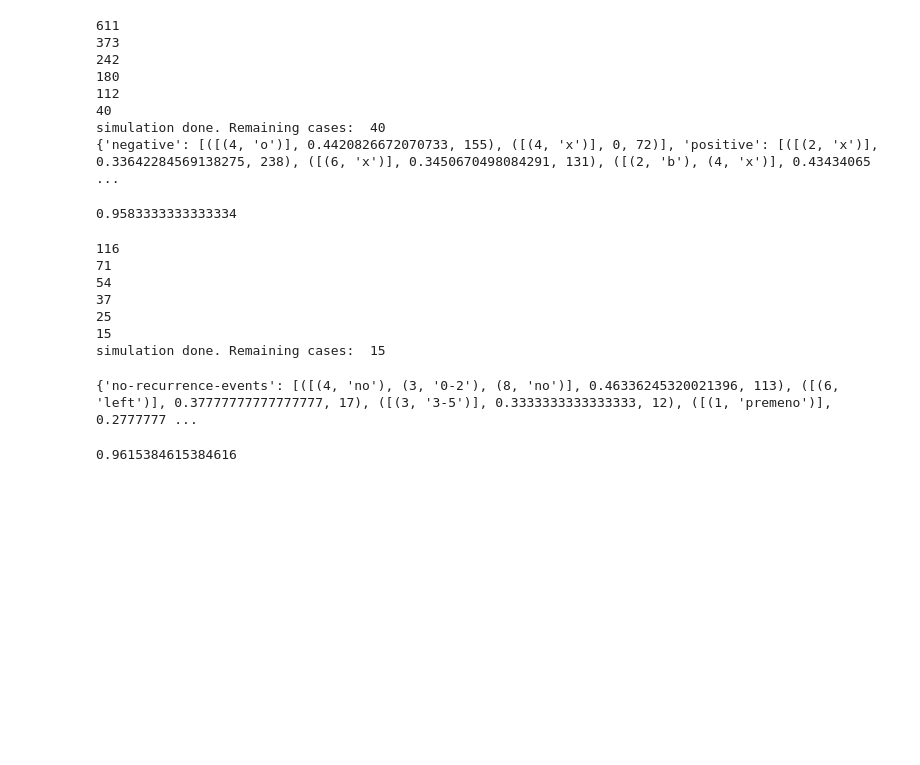
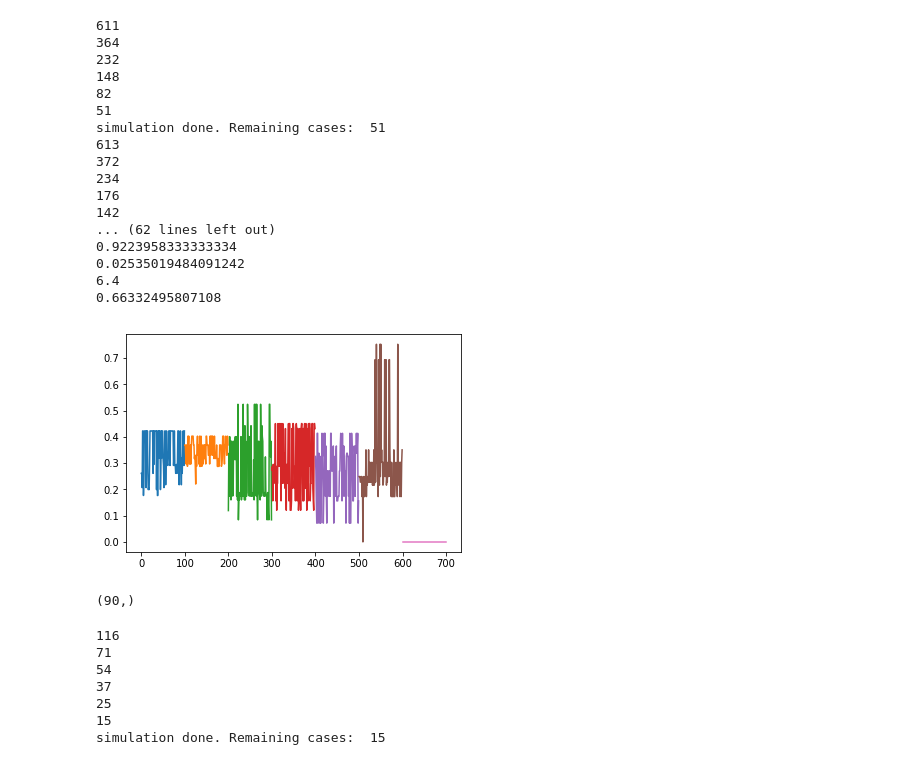
Before and after one commit to jzerez/swarm_classification, a Jupyter notebook: code/First_Pass-JZ.ipynb, the cells around one changed output. Saved outputs shown, nothing was run; the diff lists cells and outputs as text; code cells hidden in the pictures; blank space fills up the shorter version.

Commit message:
sweeps for tictactoe and for wisconsin

```diff
--- a/code/First_Pass-JZ.ipynb
+++ b/code/First_Pass-JZ.ipynb
@@ -14,8 +14,8 @@ class Catagorization:
         self.heuristic = self.calc_heuristic()
         self.pharamones = self.init_pharamones()
         self.discovered_rules = {}
-        self.qualities = []
-        self.leftover_cases = len(self.data) * 0.1
+        self.qualities = [[]]
+        self.leftover_cases = len(self.data) * 0.15
         self.init_ants()
 
     def init_ants(self):
@@ -51,6 +51,7 @@ class Catagorization:
             self.discovered_rules[consequent] = res
             self.pharamones = self.init_pharamones()
             self.init_ants()
+            self.qualities.append([])
         print('simulation done. Remaining cases: ', len(self.data))
 
     def run_one_ant(self, ant):
@@ -61,6 +62,7 @@ class Catagorization:
         self.update_pharamones(ant.rule, q)
         ant.quality = q
         ant.consequent = consequent
+        self.qualities[-1].append(q)
 
     def calc_heuristic(self):
         total_num = len(self.classes)
@@ -291,18 +293,20 @@ class Ant:
 # %%
 import os
 import string
-def get_train_and_test_from_file(file, special = False):
+def get_train_and_test_from_file(file, special = None):
     data = open(file, 'r')
     data_listed = []
 
     for i in data.readlines():
         if not special:
             data_listed.append(tuple(str.split(i[:-1], ',')))
-        else:
+        elif special == 'breast':
             line = str.split(i[:-1], ',')
             c = line.pop(0)
             line.append(c)
             data_listed.append(tuple(line))
+        elif special == 'wisconsin':
+            data_listed.append(tuple(str.split(i[:-1], ',')[1:]))
     n=len(data_listed)
     train_ind = np.random.choice(n, round(n*0.8), replace=False)
     train = [data_listed[index] for index in train_ind]
@@ -310,25 +314,52 @@ def get_train_and_test_from_file(file, special = False):
     return train, test
 # %%
 import numpy as np
-train, test = get_train_and_test_from_file('../data/tic-tac-toe.data')
-attributes = {}
-for i in range(9):
-    attributes[i] = ['x','o','b']
+accuracies = []
+num_rules = []
+for i in range(10):
+    train, test = get_train_and_test_from_file('../data/tic-tac-toe.data')
+    attributes = {}
+    for i in range(9):
+        attributes[i] = ['x','o','b']
 
-classes = ['positive', 'negative']
+    classes = ['positive', 'negative']
 
-s = Catagorization(100, 10, train, attributes, classes)
-s.run_simulation()
-print(s.discovered_rules)
-s.evaluate_discovered_rules(test)
+    s = Catagorization(100, 10, train, attributes, classes)
+    s.run_simulation()
+    accuracies.append(s.evaluate_discovered_rules(test))
+    num_rules.append(sum([len(rule) for rule in s.discovered_rules.values()]))
+print(np.mean(accuracies))
+print(np.std(accuracies))
+print(np.mean(num_rules))
+print(np.std(num_rules))
 # %% [output]
 611
-373
-242
-180
-112
-40
-simulation done. Remaining cases:  40
-{'negative': [([(4, 'o')], 0.4420826672070733, 155), ([(4, 'x')], 0, 72)], 'positive': [([(2, 'x')], 0.33642284569138275, 238), ([(6, 'x')], 0.3450670498084291, 131), ([(2, 'b'), (4, 'x')], 0.43434065 ...
+364
+232
+148
+82
+51
+simulation done. Remaining cases:  51
+613
+372
+234
+176
+142
+... (62 lines left out)
+0.9223958333333334
+0.02535019484091242
+6.4
+0.66332495807108
-0.9583333333333334
+# %%
+index = 0
+for sim in s.qualities:
+    plt.plot(range(index, index+len(sim)), sim)
+    index += len(sim)
+plt.show()
+# %% [output]
+[figure, added]
+# %%
+np.shape(range(10, 100))
+# %% [output]
+(90,)
 # %%
@@ -362,9 +393,3 @@ s.evaluate_discovered_rules(test)
 25
 15
 simulation done. Remaining cases:  15
-# %%
-print(s.discovered_rules)
-s.evaluate_discovered_rules(test)
-# %% [output]
-{'no-recurrence-events': [([(4, 'no'), (3, '0-2'), (8, 'no')], 0.46336245320021396, 113), ([(6, 'left')], 0.37777777777777777, 17), ([(3, '3-5')], 0.3333333333333333, 12), ([(1, 'premeno')], 0.2777777 ...
-0.9615384615384616
```
Also changed, not shown: parts of 6 cells of this notebook, 6 other files.
